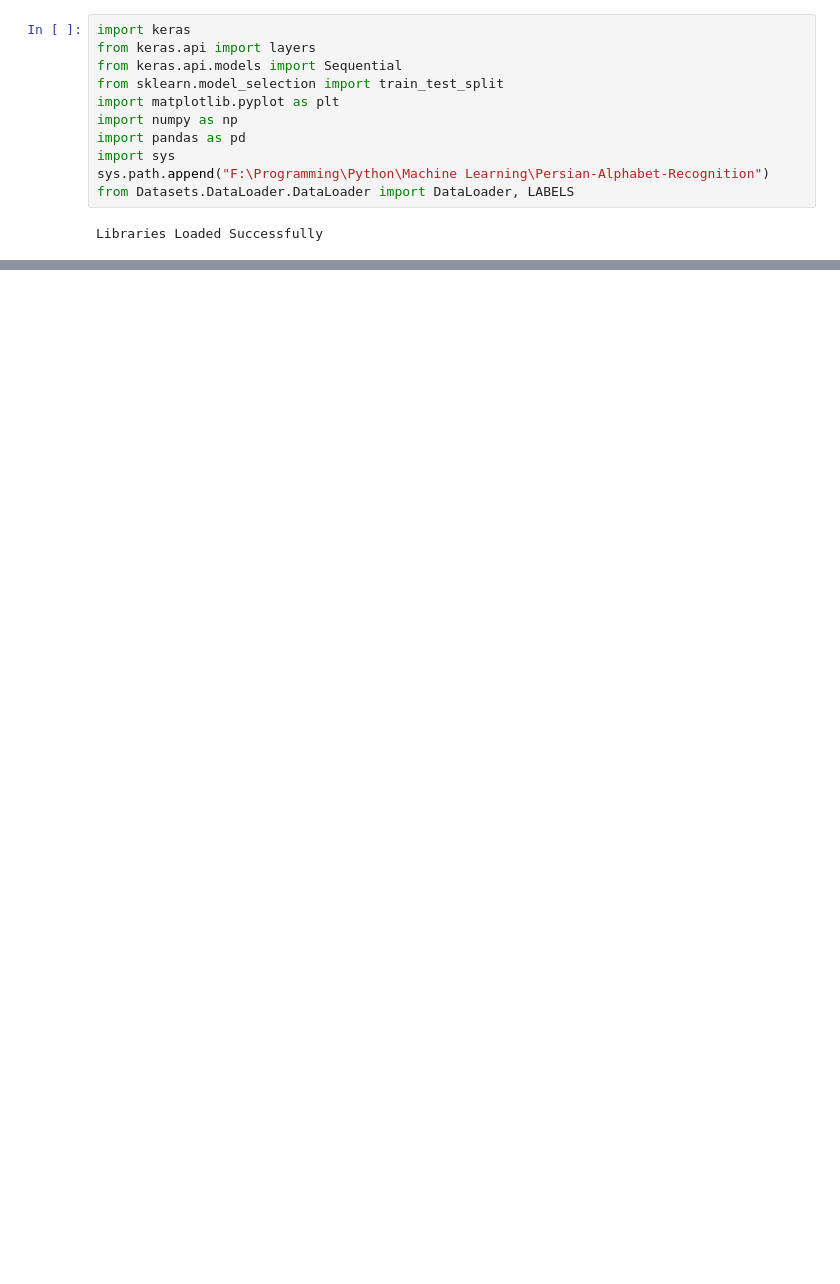
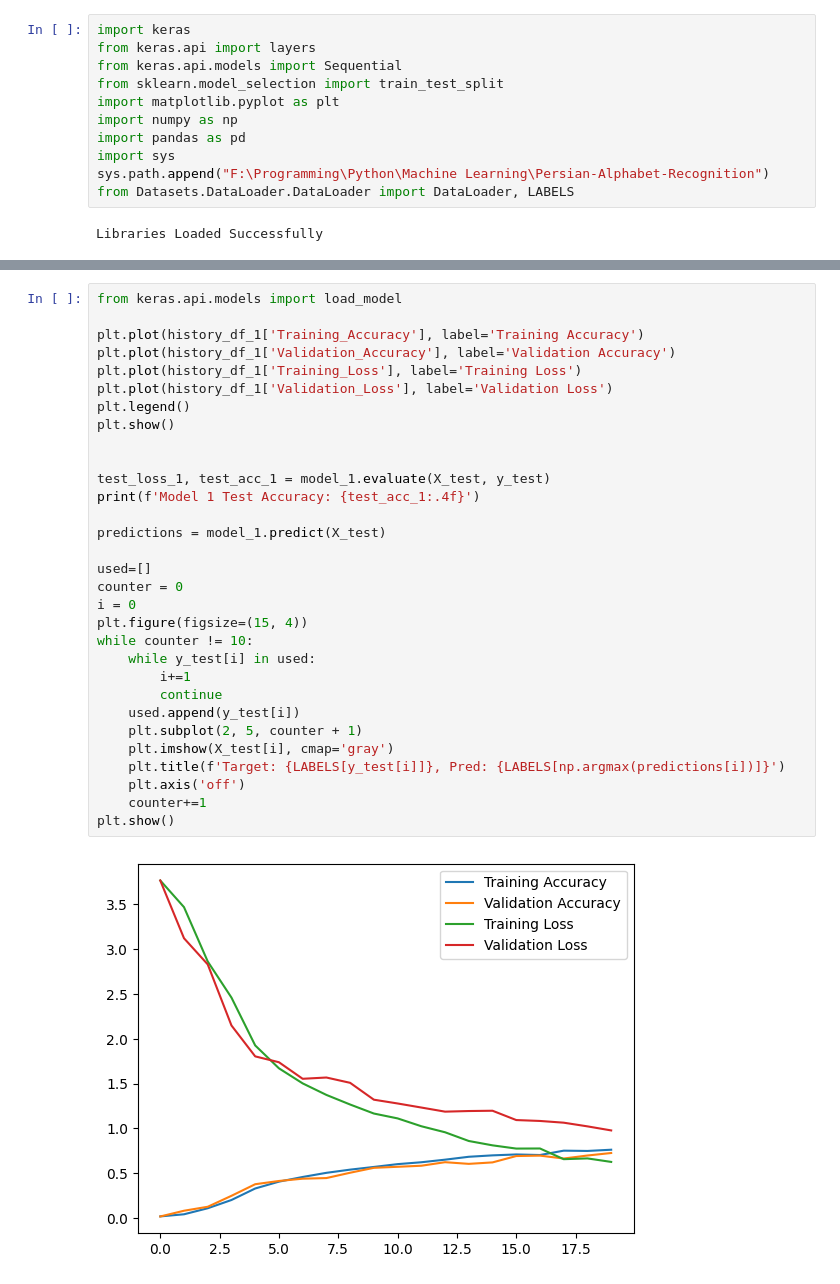
Before and after one commit to ArtinABS/Persian-Alphabet-Recognition, a Jupyter notebook: Models/Neural Network/ANN.ipynb, the cells around one changed output, grey strips where cells are left out. Cells and saved outputs as stored; diff of their text form; blank space fills up the shorter version.

```diff
--- a/Models/Neural Network/ANN.ipynb
+++ b/Models/Neural Network/ANN.ipynb
@@ -149,0 +147,33 @@ Epoch 20/20
+# %%
+from keras.api.models import load_model
+
+plt.plot(history_df_1['Training_Accuracy'], label='Training Accuracy')
+plt.plot(history_df_1['Validation_Accuracy'], label='Validation Accuracy')
+plt.plot(history_df_1['Training_Loss'], label='Training Loss')
+plt.plot(history_df_1['Validation_Loss'], label='Validation Loss')
+plt.legend()
+plt.show()
+
+
+test_loss_1, test_acc_1 = model_1.evaluate(X_test, y_test)
+print(f'Model 1 Test Accuracy: {test_acc_1:.4f}')
+
+predictions = model_1.predict(X_test)
+
+used=[]
+counter = 0
+i = 0
+plt.figure(figsize=(15, 4))
+while counter != 10:
+    while y_test[i] in used:
+        i+=1
+        continue
+    used.append(y_test[i])
+    plt.subplot(2, 5, counter + 1)
+    plt.imshow(X_test[i], cmap='gray')
+    plt.title(f'Target: {LABELS[y_test[i]]}, Pred: {LABELS[np.argmax(predictions[i])]}')
+    plt.axis('off')
+    counter+=1
+plt.show()
+# %% [output]
+[figure, added]
```
Also changed, not shown: parts of 12 cells of this notebook, 1 other file.
